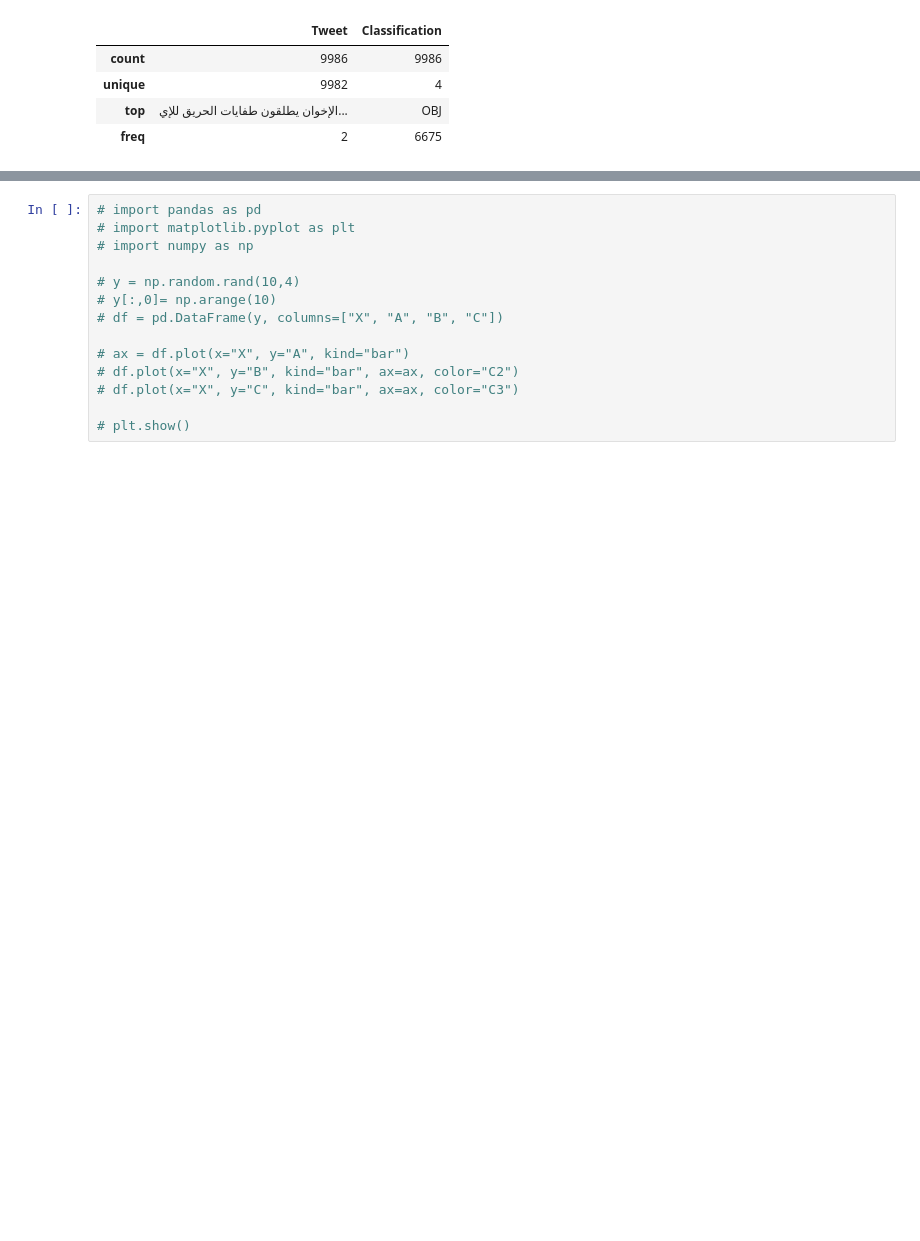
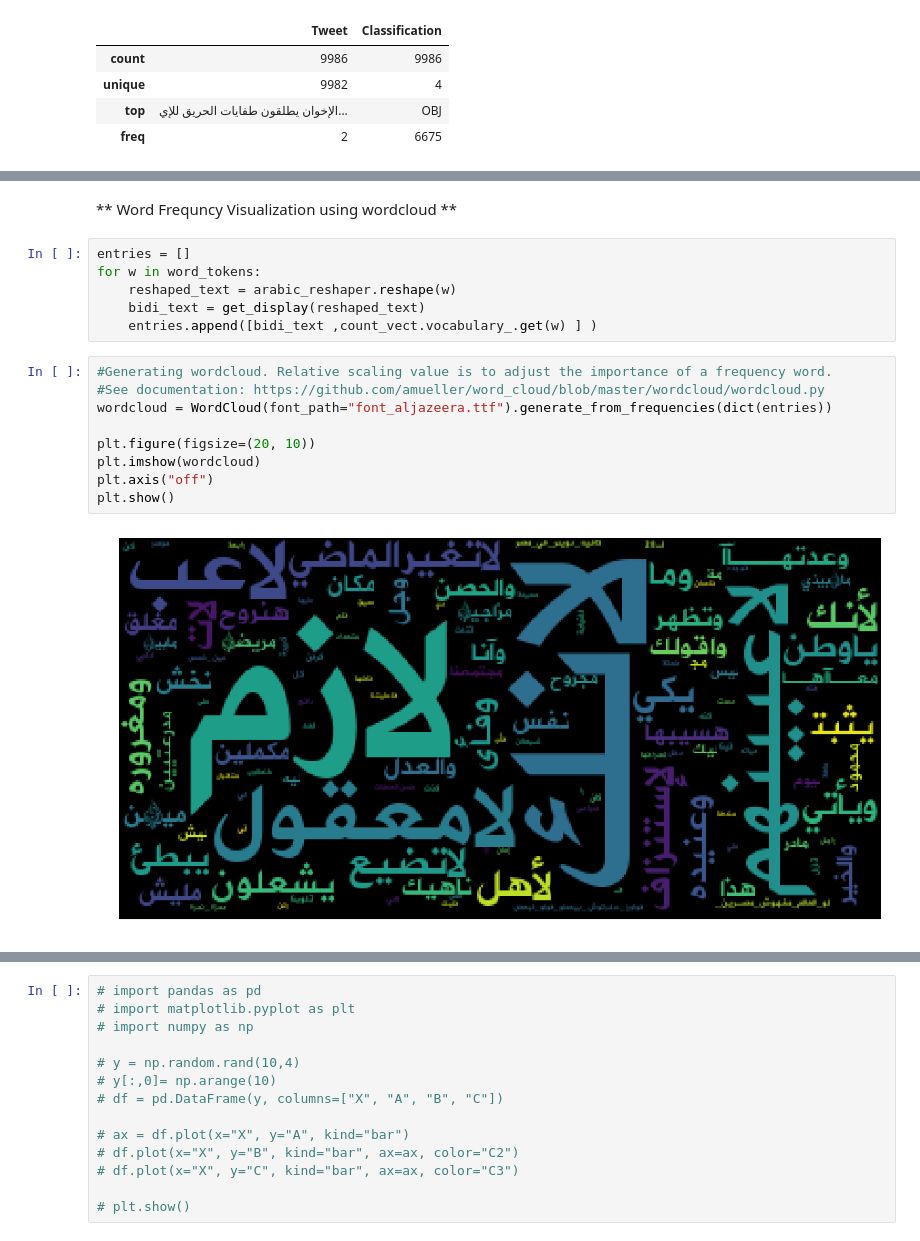
Before and after one commit to Rababalkhalifa/project_capastone, a Jupyter notebook: sentimental_analysis_Model_ASTD_BestResults.ipynb, the cells around one changed output, grey strips where cells are left out. Drawn from its saved outputs; the diff is of its cells as text; blank space fills up the shorter version.

```diff
--- a/sentimental_analysis_Model_ASTD_BestResults.ipynb
+++ b/sentimental_analysis_Model_ASTD_BestResults.ipynb
@@ -109,0 +175,19 @@ df.describe()
+# %% [markdown]
+** Word Frequncy Visualization using wordcloud **
+# %%
+entries = []
+for w in word_tokens:
+    reshaped_text = arabic_reshaper.reshape(w)
+    bidi_text = get_display(reshaped_text)
+    entries.append([bidi_text ,count_vect.vocabulary_.get(w) ] )
+# %%
+#Generating wordcloud. Relative scaling value is to adjust the importance of a frequency word.
+#See documentation: https://github.com/amueller/word_cloud/blob/master/wordcloud/wordcloud.py
+wordcloud = WordCloud(font_path="font_aljazeera.ttf").generate_from_frequencies(dict(entries))
+
+plt.figure(figsize=(20, 10))
+plt.imshow(wordcloud)
+plt.axis("off")
+plt.show()
+# %% [output]
+[figure, added]
```
Also changed, not shown: parts of 56 cells of this notebook, 1 other file.
